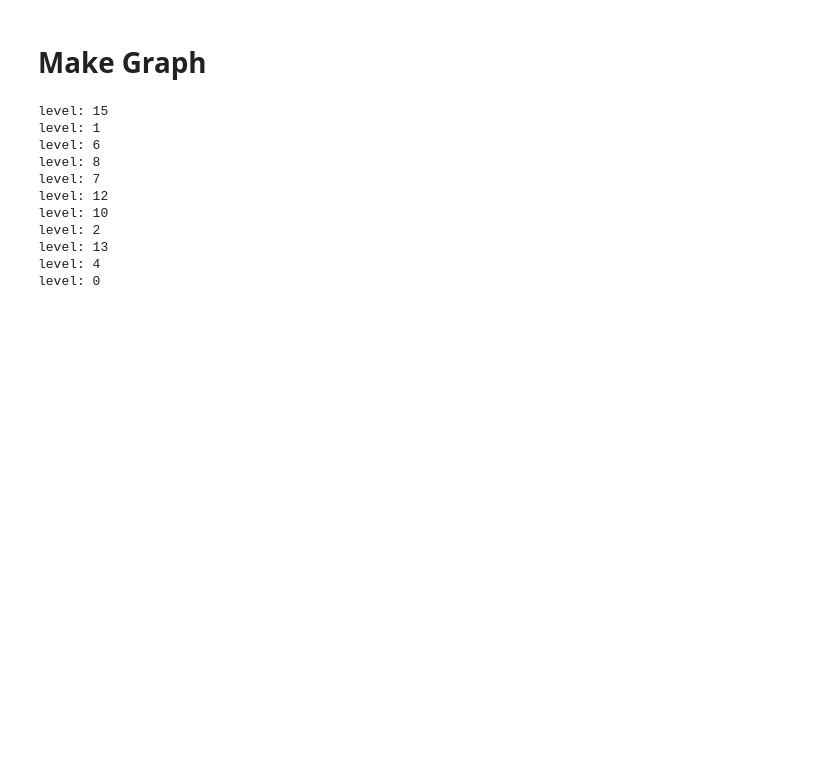
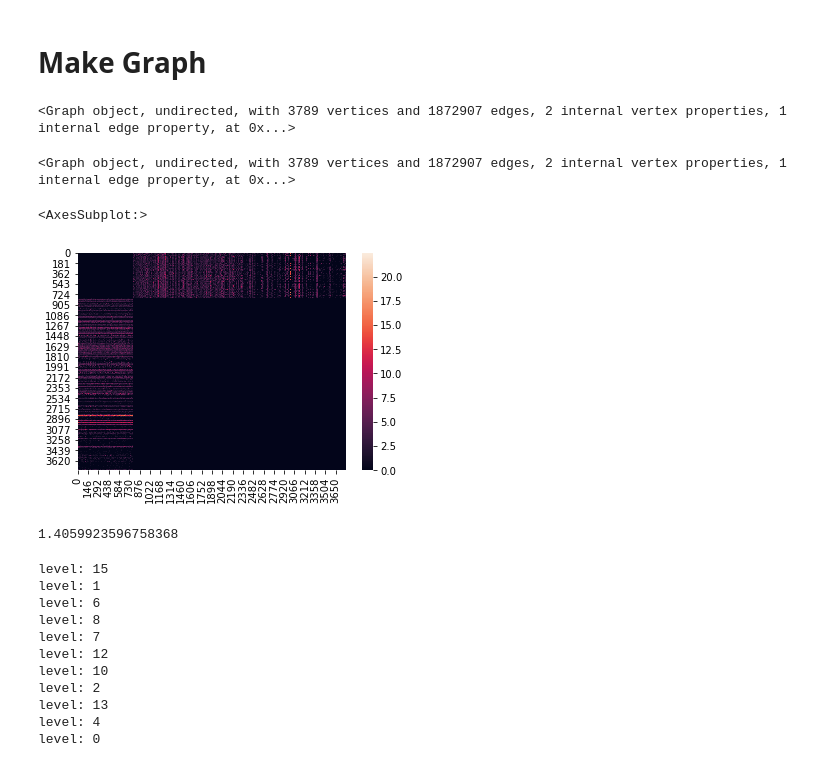
Before and after one commit to fvalle1/phd, a Jupyter notebook: miRNA/make_graph.ipynb, the cells around one changed output. Drawn from its saved outputs; the diff is of its cells as text; code cells hidden in the pictures; blank space fills up the shorter version.

```diff
--- a/miRNA/make_graph.ipynb
+++ b/miRNA/make_graph.ipynb
@@ -135,6 +124,23 @@ for i_doc, doc in enumerate(df.columns):
+# %%
+g = model.g
+g
+# %% [output]
+<Graph object, undirected, with 3789 vertices and 1872907 edges, 2 internal vertex properties, 1 internal edge property, at 0x...>
 # %%
-#g.save("graph_hv_tri_log.xml.gz")
+g.save("graph_hv_tri_log.xml.gz")
 g=gt.load_graph("graph_hv_tri_log.xml.gz")
+g
+# %% [output]
+<Graph object, undirected, with 3789 vertices and 1872907 edges, 2 internal vertex properties, 1 internal edge property, at 0x...>
+# %%
+sns.heatmap(gt.adjacency(g, weight=g.ep["count"]).toarray())
+# %% [output]
+<AxesSubplot:>
+[figure, added]
+# %%
+np.log2(df["TCGA-D8-A140"]["ENSG00000000938"]+1)
+# %% [output]
+1.4059923596758368
 # %%
 clabel = g.vp['kind']
 state_args = {'clabel': clabel, 'pclabel': clabel}
```
Also changed, not shown: parts of 9 cells of this notebook.
